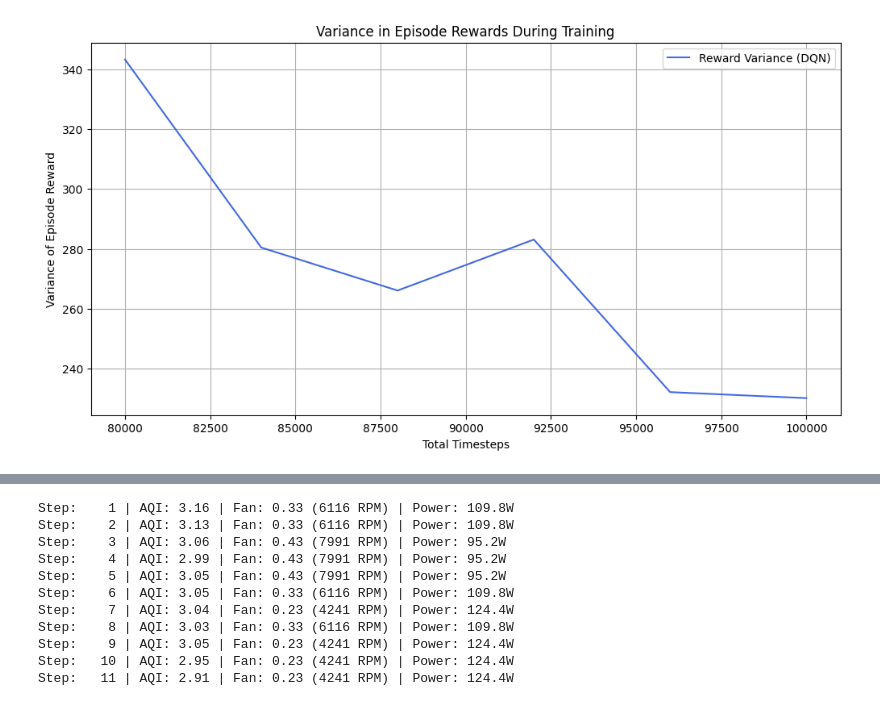
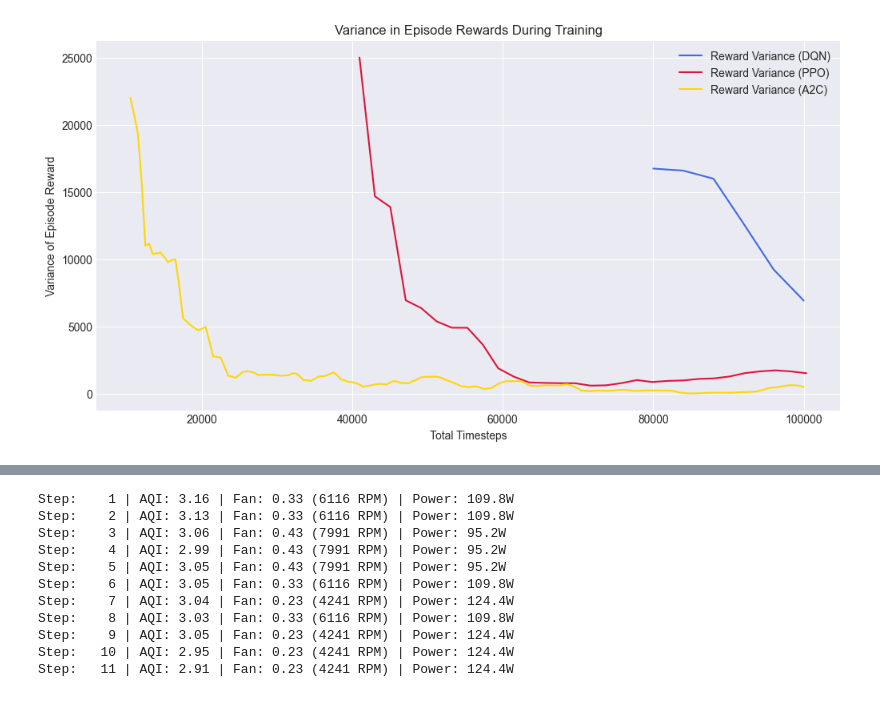
Before and after one commit to kagozi/aqi-monitor, a Jupyter notebook: evaluation.ipynb, the cells around one changed output, grey strips where cells are left out. Saved outputs shown, nothing was run; the diff lists cells and outputs as text; code cells hidden in the pictures.

```diff
--- a/evaluation.ipynb
+++ b/evaluation.ipynb
@@ -30,14 +30,14 @@ plt.show()
 # %%
 # Filter for first 40,000 timesteps
 logs_dqn =  pd.read_csv('./dqn/logs/progress.csv')
-# logs_ppo = pd.read_csv('./ppo/logs/progress.csv')
-# logs_a2c = pd.read_csv('./a2c/logs/progress.csv')
+logs_ppo = pd.read_csv('./ppo/logs/progress.csv')
+logs_a2c = pd.read_csv('./a2c/logs/progress.csv')
 
 # Plot: Mean Episode Reward vs. Timesteps
 plt.figure(figsize=(12, 6))
 plt.plot(logs_dqn['time/total_timesteps'], logs_dqn['rollout/ep_rew_mean'], label='Mean Episode Reward (DQN)', color='royalblue')
-# plt.plot(logs_ppo['time/total_timesteps'], logs_ppo['rollout/ep_rew_mean'], label='Mean Episode Reward (PPO)', color='crimson')
-# plt.plot(logs_a2c['time/total_timesteps'], logs_a2c['rollout/ep_rew_mean'], label='Mean Episode Reward (A2C)', color='gold')
+plt.plot(logs_ppo['time/total_timesteps'], logs_ppo['rollout/ep_rew_mean'], label='Mean Episode Reward (PPO)', color='crimson')
+plt.plot(logs_a2c['time/total_timesteps'], logs_a2c['rollout/ep_rew_mean'], label='Mean Episode Reward (A2C)', color='gold')
 plt.xlabel('Total Timesteps')
 plt.ylabel('Episode Reward (Mean)')
 plt.title('Mean Episode Reward')
@@ -58,8 +58,8 @@ plt.show()
 # Plot: Episode Length vs. Timesteps
 plt.figure(figsize=(12, 6))
 plt.plot(logs_dqn['time/total_timesteps'], logs_dqn['rollout/ep_len_mean'], label='Mean Episode Length (DQN)', color='seagreen')
-# plt.plot(logs_ppo['time/total_timesteps'], logs_ppo['rollout/ep_len_mean'], label='Mean Episode Length (PPO)', color='darkviolet')
-# plt.plot(logs_a2c['time/total_timesteps'], logs_a2c['rollout/ep_len_mean'], label='Mean Episode Length (A2C)', color='darkred')
+plt.plot(logs_ppo['time/total_timesteps'], logs_ppo['rollout/ep_len_mean'], label='Mean Episode Length (PPO)', color='darkviolet')
+plt.plot(logs_a2c['time/total_timesteps'], logs_a2c['rollout/ep_len_mean'], label='Mean Episode Length (A2C)', color='darkred')
 plt.xlabel('Total Timesteps')
 plt.ylabel('Episode Length (Mean)')
 plt.title('Mean Episode Length')
@@ -73,28 +73,28 @@ plt.show()
 # %%
 # Convert logs to DataFrames if they aren't already
 logs_dqn_df = pd.DataFrame(logs_dqn)
-# logs_ppo_df = pd.DataFrame(logs_ppo)
-# logs_a2c_df = pd.DataFrame(logs_a2c)
+logs_ppo_df = pd.DataFrame(logs_ppo)
+logs_a2c_df = pd.DataFrame(logs_a2c)
 
 # Calculate rolling variance (optional: adjust window size)
 window_size = 20
 var_dqn = logs_dqn_df['rollout/ep_rew_mean'].rolling(window=window_size).var()
-# var_ppo = logs_ppo_df['rollout/ep_rew_mean'].rolling(window=window_size).var()
-# var_a2c = logs_a2c_df['rollout/ep_rew_mean'].rolling(window=window_size).var()
+var_ppo = logs_ppo_df['rollout/ep_rew_mean'].rolling(window=window_size).var()
+var_a2c = logs_a2c_df['rollout/ep_rew_mean'].rolling(window=window_size).var()
 
 # Plotting
 plt.figure(figsize=(12, 6))
 plt.plot(logs_dqn_df['time/total_timesteps'], var_dqn, label='Reward Variance (DQN)', color='royalblue')
-# plt.plot(logs_ppo_df['time/total_timesteps'], var_ppo, label='Reward Variance (PPO)', color='crimson')
-# plt.plot(logs_a2c_df['time/total_timesteps'], var_a2c, label='Reward Variance (A2C)', color='gold')
+plt.plot(logs_ppo_df['time/total_timesteps'], var_ppo, label='Reward Variance (PPO)', color='crimson')
+plt.plot(logs_a2c_df['time/total_timesteps'], var_a2c, label='Reward Variance (A2C)', color='gold')
 plt.xlabel('Total Timesteps')
 plt.ylabel('Variance of Episode Reward')
 plt.title('Variance in Episode Rewards During Training')
 plt.grid(True)
 plt.legend()
 plt.show()
 # %% [output]
-[figure, old version]
+[figure, new version]
 # %%
 # Load the data
 metrics_dqn = pd.read_csv('./dqn/train/training_metrics.csv')
```
Also changed, not shown: parts of 13 cells of this notebook, 23 other files.
